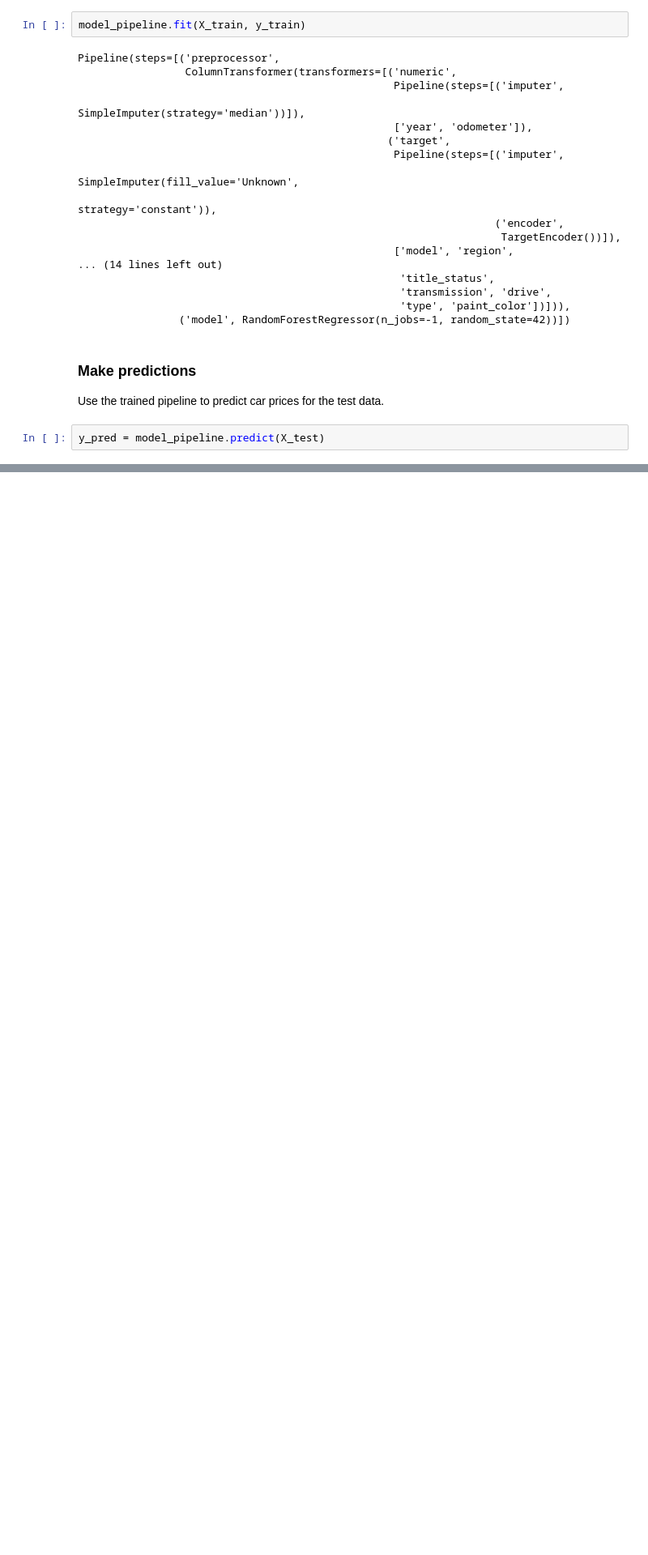
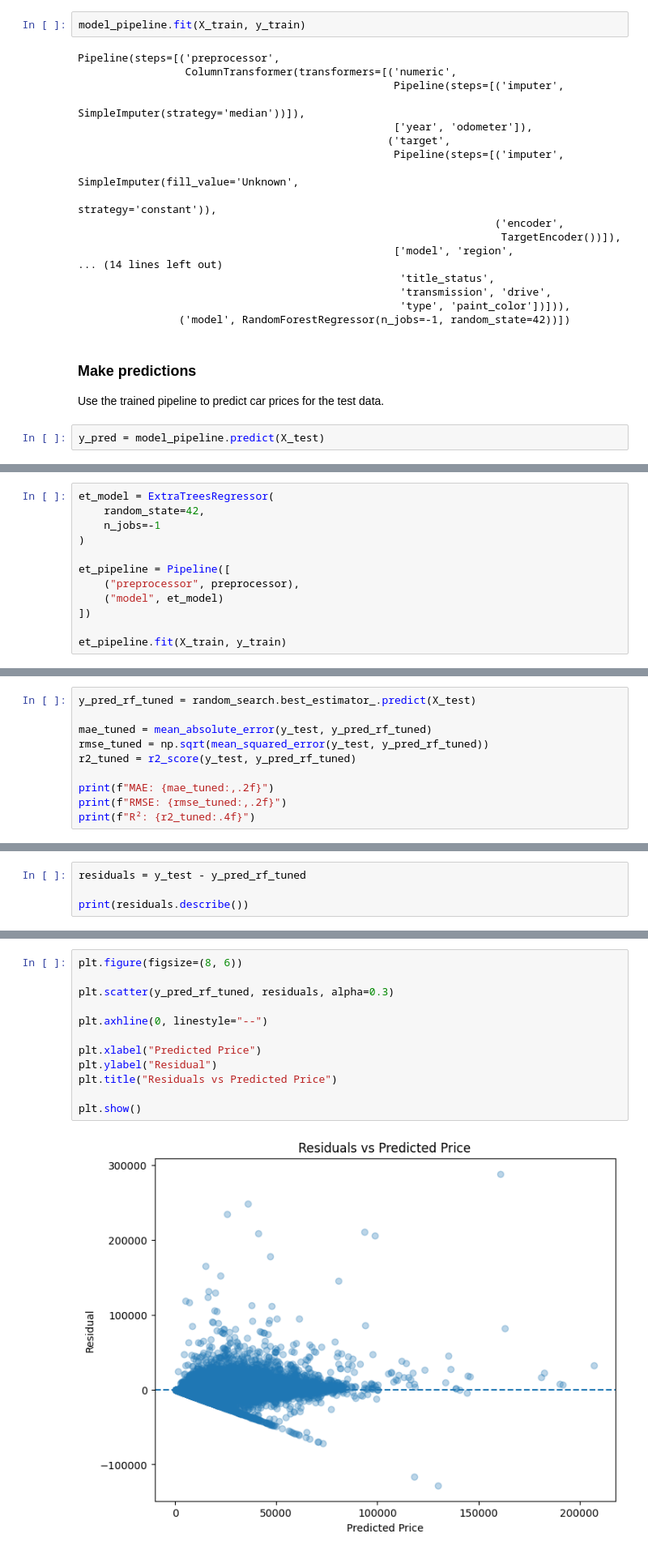
Before and after one commit to ahmed4mohamed4/machine_learning, a Jupyter notebook: projects/used_car_price/model/main.ipynb, the cells around one changed output, grey strips where cells are left out. Shown at 81% size. Drawn from its saved outputs; the diff is of its cells as text; blank space fills up the shorter version.

```diff
--- a/projects/used_car_price/model/main.ipynb
+++ b/projects/used_car_price/model/main.ipynb
@@ -2314,0 +2358,12 @@ plt.show()
+# %%
+et_model = ExtraTreesRegressor(
+    random_state=42,
+    n_jobs=-1
+)
+
+et_pipeline = Pipeline([
+    ("preprocessor", preprocessor),
+    ("model", et_model)
+])
+
+et_pipeline.fit(X_train, y_train)
@@ -2314,0 +2488,10 @@ plt.show()
+# %%
+y_pred_rf_tuned = random_search.best_estimator_.predict(X_test)
+
+mae_tuned = mean_absolute_error(y_test, y_pred_rf_tuned)
+rmse_tuned = np.sqrt(mean_squared_error(y_test, y_pred_rf_tuned))
+r2_tuned = r2_score(y_test, y_pred_rf_tuned)
+
+print(f"MAE: {mae_tuned:,.2f}")
+print(f"RMSE: {rmse_tuned:,.2f}")
+print(f"R²: {r2_tuned:.4f}")
@@ -2314,0 +2569,4 @@ plt.show()
+# %%
+residuals = y_test - y_pred_rf_tuned
+
+print(residuals.describe())
@@ -2314,0 +2587,14 @@ plt.show()
+# %%
+plt.figure(figsize=(8, 6))
+
+plt.scatter(y_pred_rf_tuned, residuals, alpha=0.3)
+
+plt.axhline(0, linestyle="--")
+
+plt.xlabel("Predicted Price")
+plt.ylabel("Residual")
+plt.title("Residuals vs Predicted Price")
+
+plt.show()
+# %% [output]
+[figure, added]
```
Also changed, not shown: parts of 45 cells of this notebook, 1 other file.
